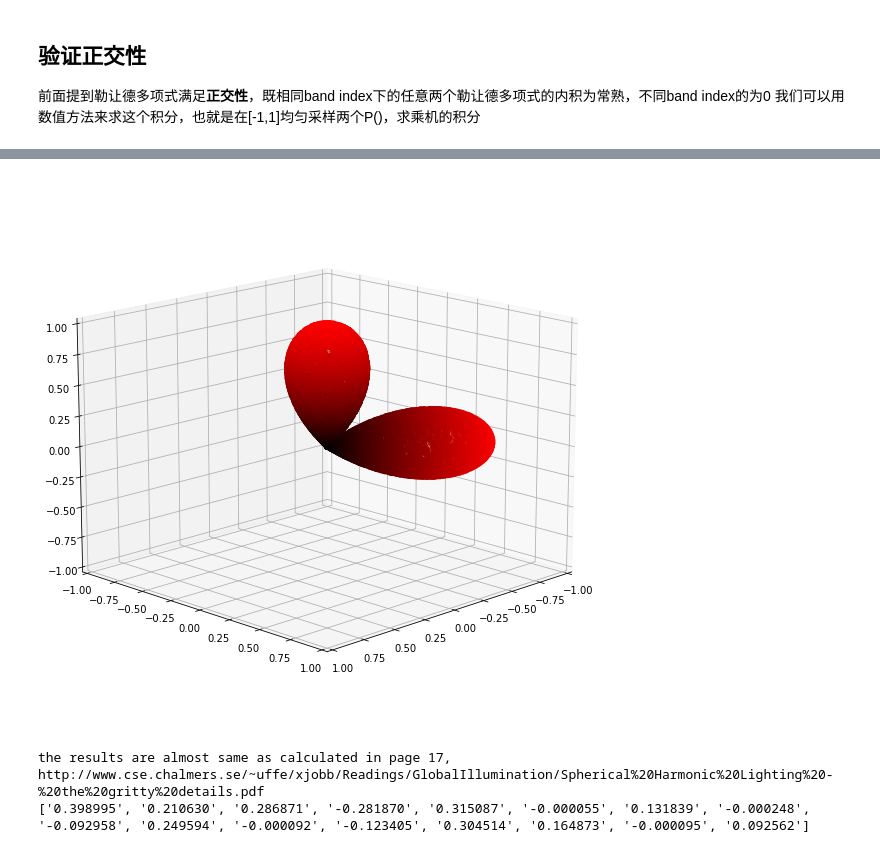
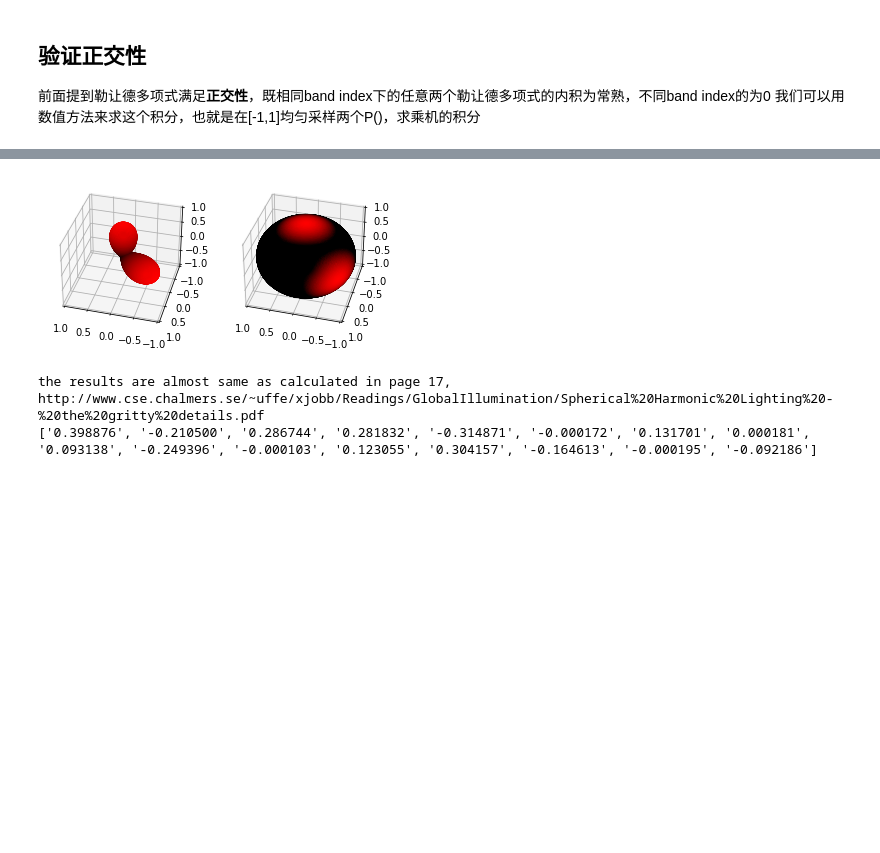
Before and after one commit to fancyzero/SphericalHarmonicNotebook, a Jupyter notebook: MyPrt.ipynb, the cells around one changed output, grey strips where cells are left out. Drawn from its saved outputs; the diff is of its cells as text; code cells hidden in the pictures; blank space fills up the shorter version.

```diff
--- a/MyPrt.ipynb
+++ b/MyPrt.ipynb
@@ -195,7 +191,11 @@ $
 # renormalisation constant for SH function
 def K(l, m):
     m = abs(m)
-    temp = ((2.0*l+1.0)/(4.0*math.pi)) * (factorial(l-m) / factorial(l+m))
+    twol_1 = 2*l+1
+    fourPi = 4*math.pi
+    fac_l_minus_m = factorial(l-abs(m))
+    fac_l_plus_m = factorial(l+abs(m))
+    temp = twol_1/fourPi*fac_l_minus_m/fac_l_plus_m
     return math.sqrt(temp)
 # spherical harmonic funcion
 
@@ -205,9 +205,9 @@ def SH(l, m, theta, phi):
     if m == 0:
         return K(l, 0)*P(l, m, math.cos(theta))
     elif m > 0:
-        return -1**m*sqrt2*K(l, m)*math.cos(m*phi)*P(l, m, math.cos(theta))
+        return sqrt2*K(l, m)*math.cos(m*phi)*P(l, m, math.cos(theta))
     else:
-        return -1**m*sqrt2*K(l, m)*math.sin(abs(m)*phi)*P(l, abs(m), math.cos(theta))
+        return sqrt2*K(l, m)*math.sin(abs(m)*phi)*P(l, abs(m), math.cos(theta))
 
 
 SHSample = namedtuple('SHSample', ['x', 'y', 'z', 'theta', 'phi', 'coeffs'])
@@ -325,18 +388,16 @@ Text(0.5, 0.92, 'SH(2,2)')
 # %%
 def myFunc(theta, phi):
     return max(0, 5*math.cos(theta)-4) + max(0, -4*math.sin(theta-math.pi)*math.cos(phi-2.5)-3)
 # visualize myFunc
 
 
-fig = plt.figure(figsize=[10, 10])
-ax = fig.add_subplot(projection="3d")
-ax.set_xlim3d(-1,1)
-ax.set_ylim3d(-1,1)
-ax.set_zlim3d(-1,1)
-ax.view_init(15,45)
-visMyFunc(myFunc, ax)
+fig, axes = plt.subplots(nrows=1, ncols=2, subplot_kw=dict(projection="3d",xlim3d=(-1,1),ylim3d=(-1,1),zlim3d=(-1,1)))
+axes[0].view_init(35,45+60)
+axes[1].view_init(35,45+60)
+visMyFunc(myFunc, axes[0])
+visMyFunc(myFunc, axes[1],showSphere=True)
 # %% [output]
-[figure, old version]
+[figure, new version]
 # %%
 # projection
 
@@ -357,7 +418,7 @@ print(r"the results are almost same as calculated in page 17, http://www.cse.cha
 print(["%.6f" % elem for elem in result])
 # %% [output]
 the results are almost same as calculated in page 17, http://www.cse.chalmers.se/~uffe/xjobb/Readings/GlobalIllumination/Spherical%20Harmonic%20Lighting%20-%20the%20gritty%20details.pdf
-['0.398995', '0.210630', '0.286871', '-0.281870', '0.315087', '-0.000055', '0.131839', '-0.000248', '-0.092958', '0.249594', '-0.000092', '-0.123405', '0.304514', '0.164873', '-0.000095', '0.092562']
+['0.398876', '-0.210500', '0.286744', '0.281832', '-0.314871', '-0.000172', '0.131701', '0.000181', '0.093138', '-0.249396', '-0.000103', '0.123055', '0.304157', '-0.164613', '-0.000195', '-0.092186']
 # %%
 # rebuild
 def rebuild_myFunc(coeffs, theta, phi):
```
Also changed, not shown: parts of 8 cells of this notebook, 9 other files.
